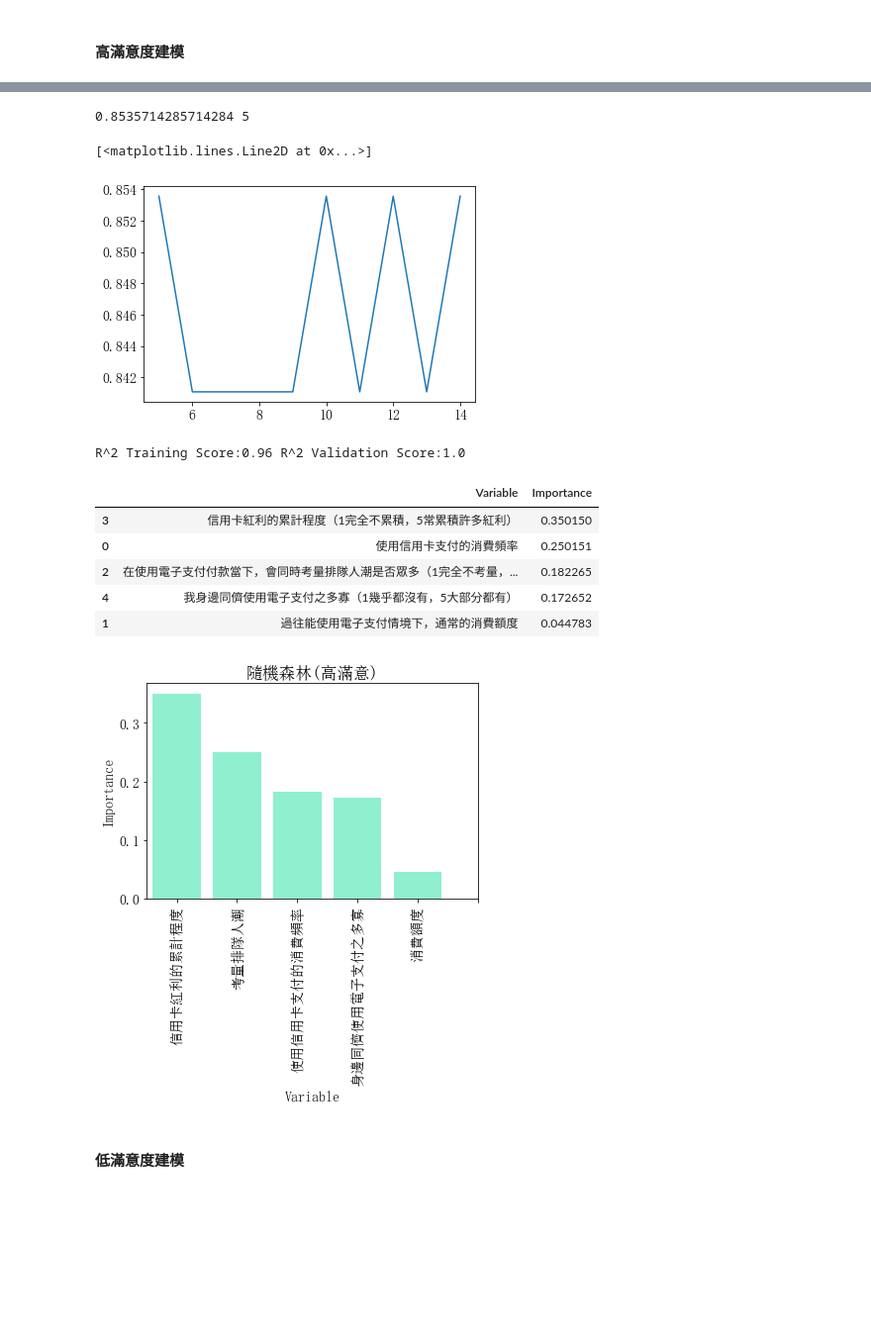
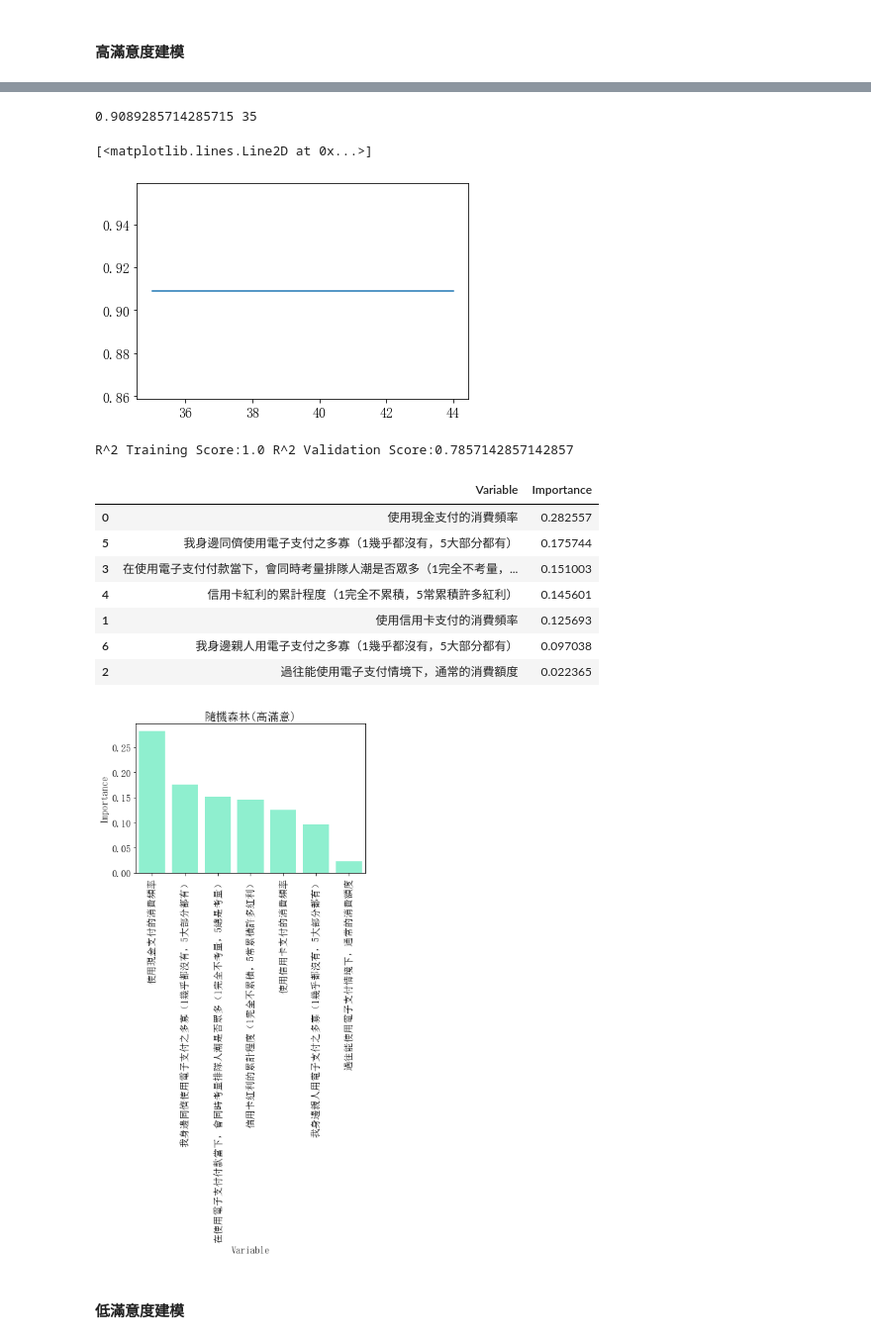
Before and after one commit to jerrylin0505/Multicovariance, a Jupyter notebook: 消費者行為/final.ipynb, the cells around one changed output, grey strips where cells are left out. Shown at 99% size. Drawn from its saved outputs; the diff is of its cells as text; code cells hidden in the pictures; blank space fills up the shorter version.

```diff
--- a/消費者行為/final.ipynb
+++ b/消費者行為/final.ipynb
@@ -207,7 +220,7 @@ clas.loc[clas["總體滿意度"] < 0,"總體滿意度"] = "高"
 clas.loc[clas["總體滿意度"] != "高", "總體滿意度"] = "低"
 last_col = clas.pop(clas.columns[-1])
 clas.insert(0, last_col.name, last_col)
-clas = clas.drop(['使用現金支付的消費頻率',"我身邊親人用電子支付之多寡（1幾乎都沒有，5大部分都有）"], axis=1)
+# clas = clas.drop(['使用現金支付的消費頻率',"我身邊親人用電子支付之多寡（1幾乎都沒有，5大部分都有）"], axis=1)  #控制全部變數是否要丟進去
 clas = pd.get_dummies(clas, columns=["在「能使用」電子支付的場合，使用電子支付之頻率"], drop_first=True)
 clas = clas.sort_values(list(clas.columns))
 clas
@@ -228,16 +241,23 @@ clas
 # %%
 new_clas = pd.get_dummies(clas, columns=["總體滿意度"], drop_first=True)
 
-new_clas.loc[new_clas["使用信用卡支付的消費頻率"].str.contains("總是", na=False), "使用信用卡支付的消費頻率"] = 1
-new_clas.loc[new_clas["使用信用卡支付的消費頻率"].str.contains("經常", na=False), "使用信用卡支付的消費頻率"] = 2
+new_clas.loc[new_clas["使用信用卡支付的消費頻率"].str.contains("總是", na=False), "使用信用卡支付的消費頻率"] = 5
+new_clas.loc[new_clas["使用信用卡支付的消費頻率"].str.contains("經常", na=False), "使用信用卡支付的消費頻率"] = 4
 new_clas.loc[new_clas["使用信用卡支付的消費頻率"].str.contains("有時", na=False), "使用信用卡支付的消費頻率"] = 3
-new_clas.loc[new_clas["使用信用卡支付的消費頻率"].str.contains("偶爾", na=False), "使用信用卡支付的消費頻率"] = 4
-new_clas.loc[new_clas["使用信用卡支付的消費頻率"].str.contains("極少", na=False), "使用信用卡支付的消費頻率"] = 5
+new_clas.loc[new_clas["使用信用卡支付的消費頻率"].str.contains("偶爾", na=False), "使用信用卡支付的消費頻率"] = 2
+new_clas.loc[new_clas["使用信用卡支付的消費頻率"].str.contains("極少", na=False), "使用信用卡支付的消費頻率"] = 1
 
 new_clas.loc[new_clas["過往能使用電子支付情境下，通常的消費額度"]=="1000以下", "過往能使用電子支付情境下，通常的消費額度"] = 1
 new_clas.loc[new_clas["過往能使用電子支付情境下，通常的消費額度"]=="1000-2000", "過往能使用電子支付情境下，通常的消費額度"] = 2
 new_clas.loc[new_clas["過往能使用電子支付情境下，通常的消費額度"]=="2000-3000", "過往能使用電子支付情境下，通常的消費額度"] = 3
 new_clas.loc[new_clas["過往能使用電子支付情境下，通常的消費額度"]=="3000以上", "過往能使用電子支付情境下，通常的消費額度"] = 4
+
+new_clas.loc[new_clas["使用現金支付的消費頻率"].str.contains("總是", na=False), "使用現金支付的消費頻率"] = 5
+new_clas.loc[new_clas["使用現金支付的消費頻率"].str.contains("經常", na=False), "使用現金支付的消費頻率"] = 4
+new_clas.loc[new_clas["使用現金支付的消費頻率"].str.contains("有時", na=False), "使用現金支付的消費頻率"] = 3
+new_clas.loc[new_clas["使用現金支付的消費頻率"].str.contains("偶爾", na=False), "使用現金支付的消費頻率"] = 2
+new_clas.loc[new_clas["使用現金支付的消費頻率"].str.contains("極少", na=False), "使用現金支付的消費頻率"] = 1
+
 new_clas = new_clas.astype('int32')
 
 last_col = new_clas.pop(new_clas.columns[-1])
@@ -357,7 +462,7 @@ low_freq = new_clas.loc[new_clas["總體滿意度_高"] == 0]
 # %% [markdown]
 #### 高滿意度建模
 # %%
-X = high_freq.iloc[:,1:6]
+X = high_freq.iloc[:,1:8]
 Y = high_freq.iloc[:,-1]
 x_train, x_test, y_train, y_test = train_test_split(X, Y, test_size=0.15)
 # %%
@@ -378,20 +483,20 @@ plt.plot(range(1,401,10), scorel)
 # %%
 scorel =[]
-for i in range(5,15):
+for i in range(35,45):
     rfc = RandomForestClassifier(n_estimators=i+1,
                                     n_jobs=-1,
                                     random_state=22
                                 )
     score = cross_val_score(rfc, x_train, y_train, cv=10).mean()
     scorel.append(score)
-print(max(scorel),([*range(5,15)][scorel.index(max(scorel))]))
-plt.plot(range(5,15), scorel)
+print(max(scorel),([*range(35,45)][scorel.index(max(scorel))]))
+plt.plot(range(35,45), scorel)
 # %% [output]
-0.8535714285714284 5
+0.9089285714285715 35
 [<matplotlib.lines.Line2D at 0x...>]
-[figure, old version]
+[figure, new version]
 # %%
-rfc = RandomForestClassifier(n_estimators=5,random_state=22)
+rfc = RandomForestClassifier(n_estimators=35,random_state=22)
 rfc = rfc.fit(x_train,y_train)
 train_score = rfc.score(x_train, y_train)
 test_score = rfc.score(x_test, y_test)
@@ -406,22 +511,24 @@ rfc_result = pd.concat((pd.DataFrame(X.columns, columns = ['Variable']),
 
 rfc_result
 # %% [output]
-R^2 Training Score:0.96 R^2 Validation Score:1.0
+R^2 Training Score:1.0 R^2 Validation Score:0.7857142857142857
 |  | Variable | Importance |
-| 3 | 信用卡紅利的累計程度（1完全不累積，5常累積許多紅利） | 0.350150 |
-| 0 | 使用信用卡支付的消費頻率 | 0.250151 |
-| 2 | 在使用電子支付付款當下，會同時考量排隊人潮是否眾多（1完全不考量，... | 0.182265 |
-| 4 | 我身邊同儕使用電子支付之多寡（1幾乎都沒有，5大部分都有） | 0.172652 |
-| 1 | 過往能使用電子支付情境下，通常的消費額度 | 0.044783 |
+| 0 | 使用現金支付的消費頻率 | 0.282557 |
+| 5 | 我身邊同儕使用電子支付之多寡（1幾乎都沒有，5大部分都有） | 0.175744 |
+| 3 | 在使用電子支付付款當下，會同時考量排隊人潮是否眾多（1完全不考量，... | 0.151003 |
+| 4 | 信用卡紅利的累計程度（1完全不累積，5常累積許多紅利） | 0.145601 |
+| 1 | 使用信用卡支付的消費頻率 | 0.125693 |
+| 6 | 我身邊親人用電子支付之多寡（1幾乎都沒有，5大部分都有） | 0.097038 |
+| 2 | 過往能使用電子支付情境下，通常的消費額度 | 0.022365 |
 # %%
-variable_list = ['信用卡紅利的累計程度','考量排隊人潮','使用信用卡支付的消費頻率','身邊同儕使用電子支付之多寡','消費額度']
-x1 = [0,1,2,3,4,5]
+# variable_list = ['信用卡紅利的累計程度','考量排隊人潮','使用信用卡支付的消費頻率','身邊同儕使用電子支付之多寡','消費額度']
+# x1 = [0,1,2,3,4,5]
 ax = sns.barplot('Variable', 'Importance', data=rfc_result, color="aquamarine")
-plt.xticks(x1, labels=variable_list, rotation=90)
+plt.xticks(rotation=90)
 plt.title("隨機森林(高滿意)")
 plt.show()
 # %% [output]
-[figure, old version]
+[figure, new version]
 # %% [markdown]
 #### 低滿意度建模
 # %%
```
Also changed, not shown: parts of 33 cells of this notebook, 2 other files.
